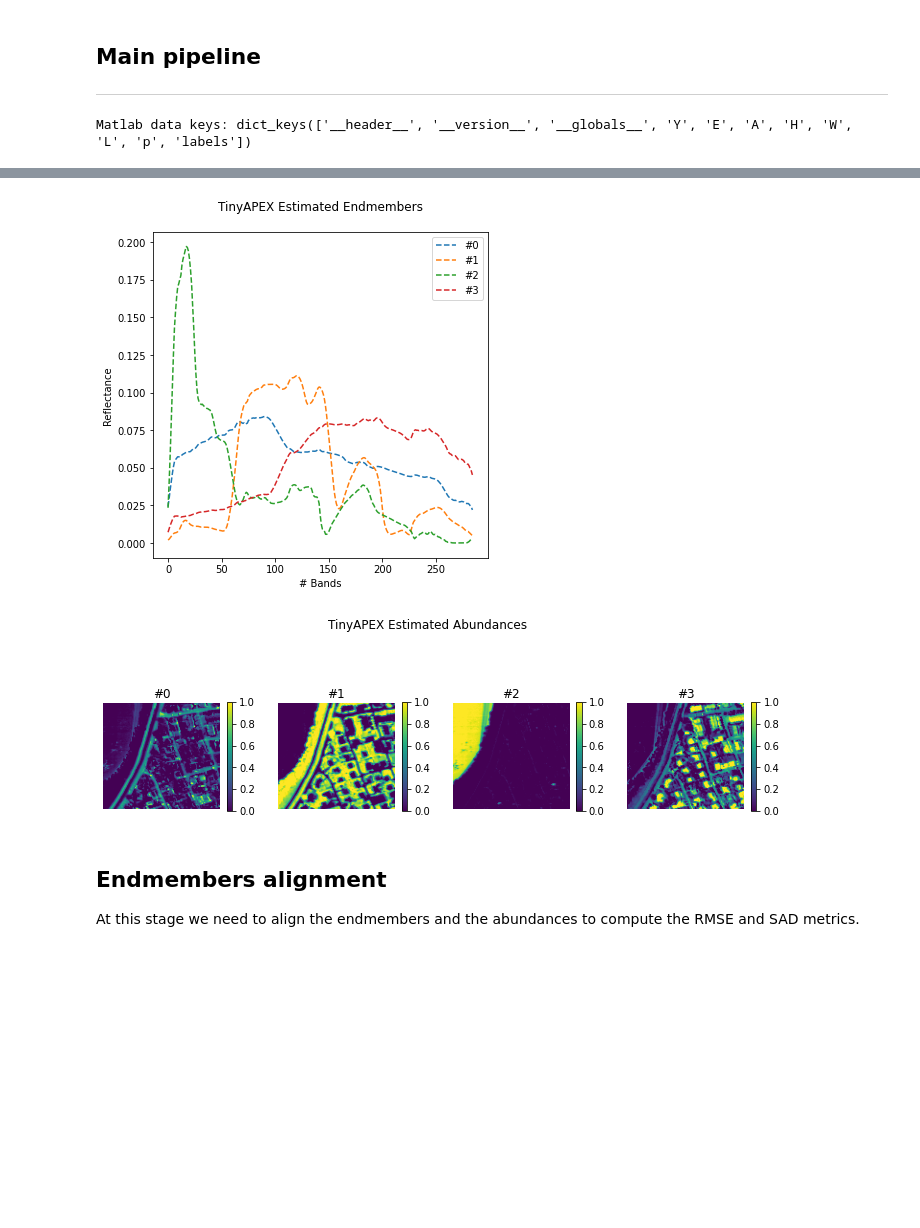
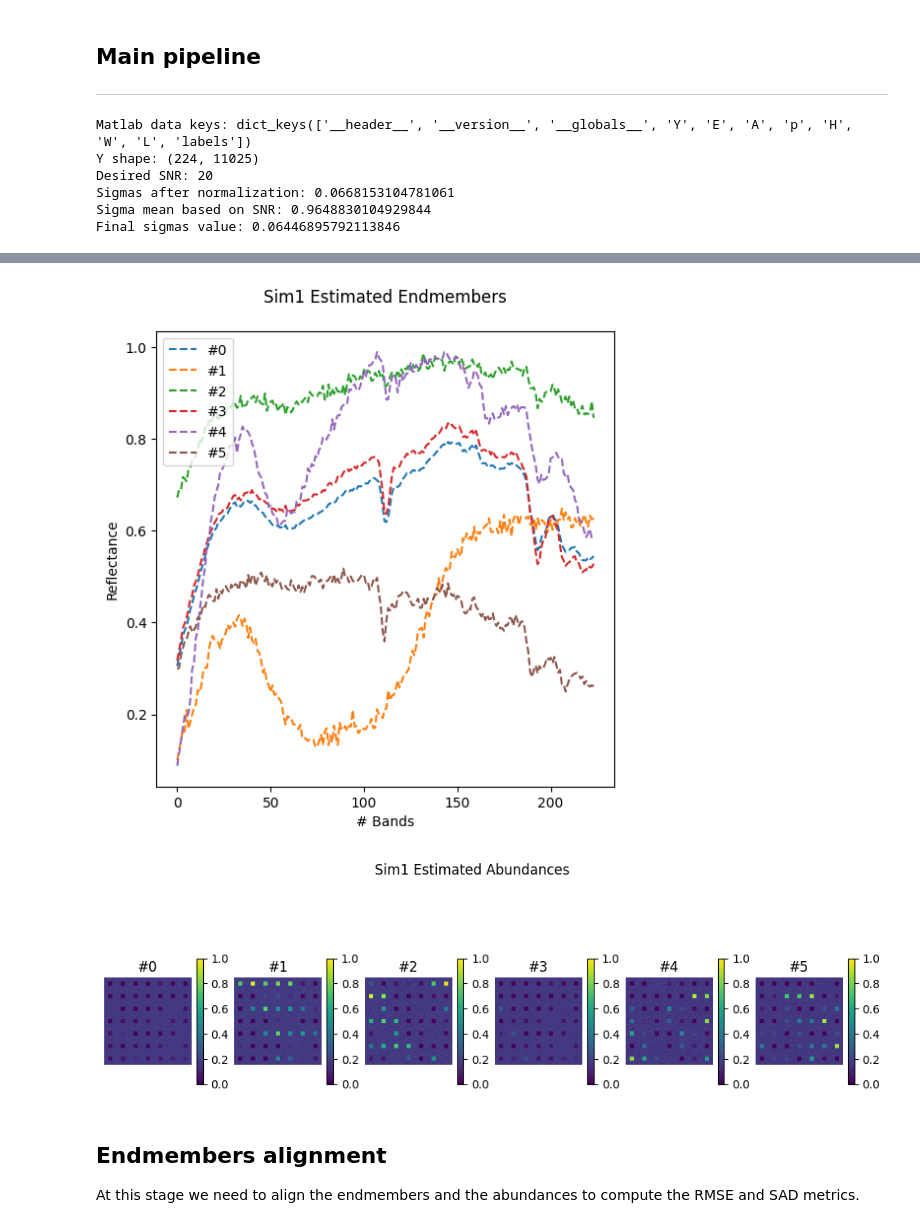
Before and after one commit to BehnoodRasti/Unmixing_Tutorial_IEEE_IADF, a Jupyter notebook: EDAA.ipynb, the cells around one changed output, grey strips where cells are left out. Drawn from its saved outputs; the diff is of its cells as text; code cells hidden in the pictures; blank space fills up the shorter version.

```diff
--- a/EDAA.ipynb
+++ b/EDAA.ipynb
@@ -200,13 +202,19 @@ class BlindEDAA:
 # %%
 # Instantiate objects
 model = BlindEDAA(K1=5, K2=5, T=100, M=50)
-hsi = HSI("TinyAPEX.mat")
+hsi = HSI("Sim1.mat")
+
+noise = AWGN()
+
+SNR = 20
+
+hsi.Y = noise.fit_transform(hsi.Y, SNR=SNR, seed=0)
 
 # Call data to return HSI (numpy format)
 Y, _, _ = hsi()
 
 # l2-normalize the data
-Y = Y / LA.norm(Y, axis=0, ord=2, keepdims=True)
+#Y = Y / LA.norm(Y, axis=0, ord=2, keepdims=True)
 
 # Convert the data to tensors
 Y = torch.Tensor(Y)
@@ -218,4 +226,9 @@ E0, A0 = model.solve(Y, hsi.p, seed=0)
 hsi.plot_endmembers(E0=E0)
 hsi.plot_abundances(A0=A0)
 # %% [output]
-Matlab data keys: dict_keys(['__header__', '__version__', '__globals__', 'Y', 'E', 'A', 'H', 'W', 'L', 'p', 'labels'])
+Matlab data keys: dict_keys(['__header__', '__version__', '__globals__', 'Y', 'E', 'A', 'p', 'H', 'W', 'L', 'labels'])
+Y shape: (224, 11025)
+Desired SNR: 20
+Sigmas after normalization: 0.0668153104781061
+Sigma mean based on SNR: 0.9648830104929844
+Final sigmas value: 0.06446895792113846
@@ -223,5 +236,5 @@ BlindEDAA took 37.73s
-[figure, old version]
+[figure, new version]
-[figure, old version]
+[figure, new version]
 # %% [markdown]
 ## Endmembers alignment
 
```
Also changed, not shown: parts of 5 cells of this notebook, 5 other files.
